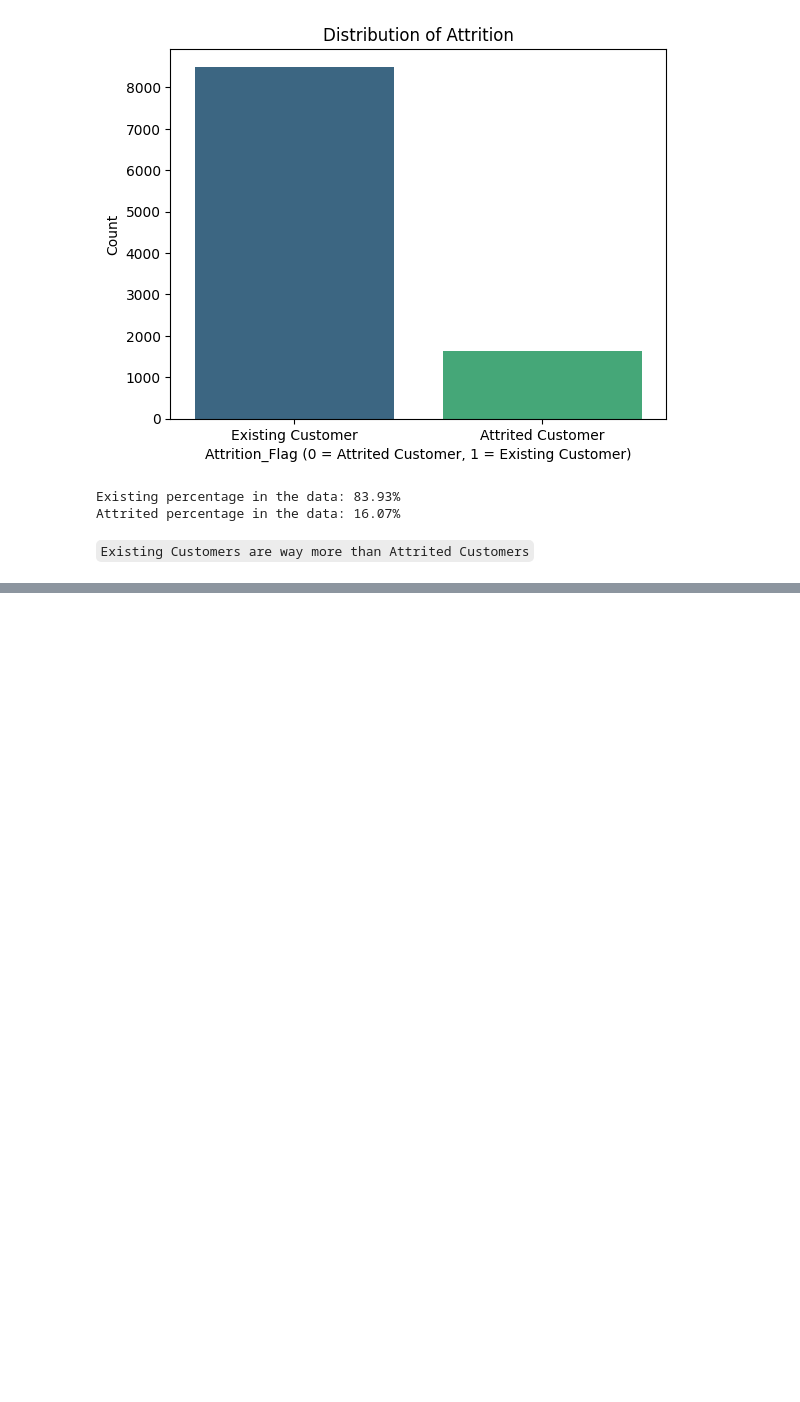
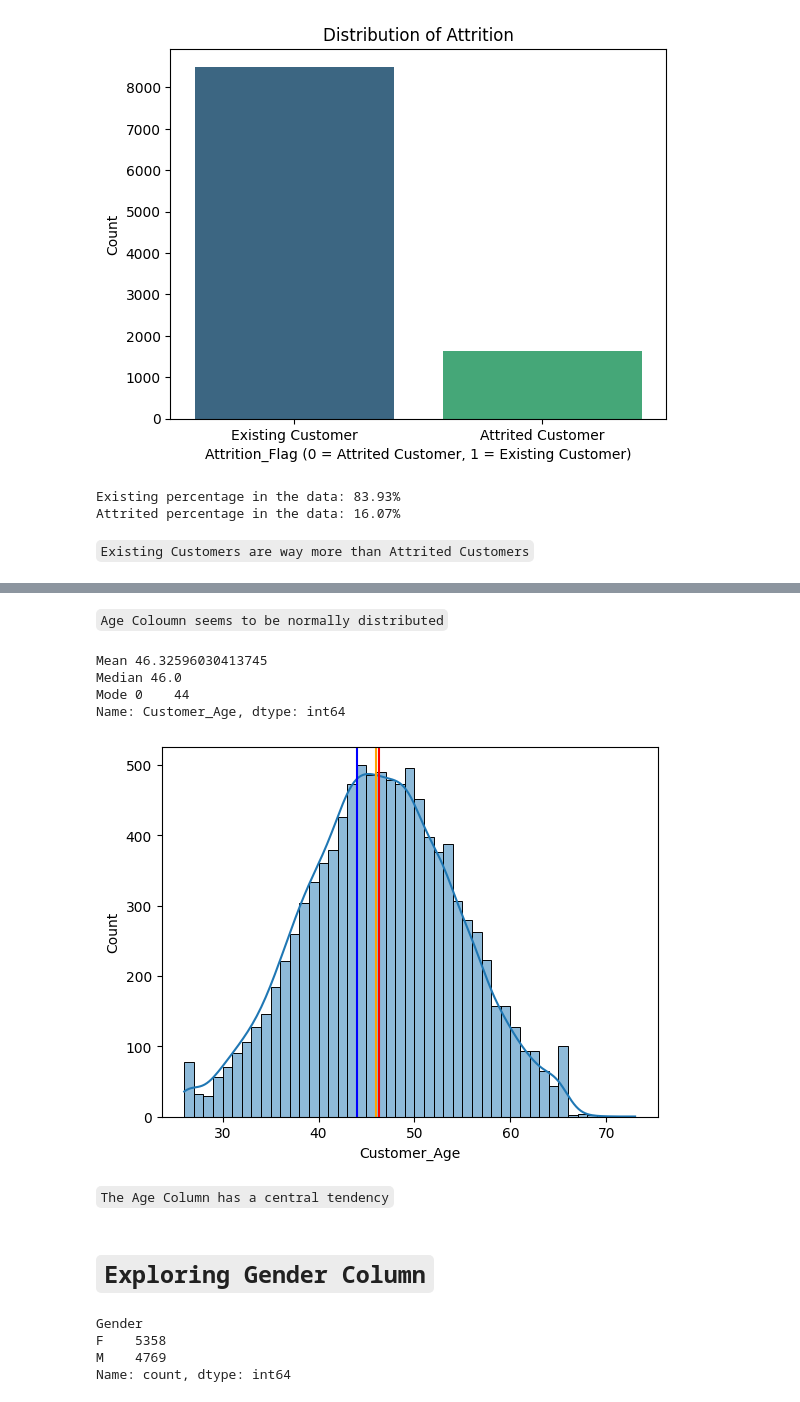
Before and after one commit to prashantpq/Data-Science-Internship, a Jupyter notebook: Week_3/Customer_Segmentation/main.ipynb, the cells around one changed output, grey strips where cells are left out. Saved outputs shown, nothing was run; the diff lists cells and outputs as text; code cells hidden in the pictures; blank space fills up the shorter version.

```diff
--- a/Week_3/Customer_Segmentation/main.ipynb
+++ b/Week_3/Customer_Segmentation/main.ipynb
@@ -281,0 +310,30 @@ Attrited percentage in the data: 16.07%
+# %% [markdown]
+`Age Coloumn seems to be normally distributed`
+# %%
+sns.histplot(df['Customer_Age'], kde=True)
+plt.axvline(df['Customer_Age'].mean(), color='Red')
+plt.axvline(df['Customer_Age'].median(), color= 'orange')
+plt.axvline(df['Customer_Age'].mode()[0], color='Blue')
+
+# print the value of mean, median and mode of age column
+print('Mean', df['Customer_Age'].mean())
+print('Median', df['Customer_Age'].median())
+print('Mode', df['Customer_Age'].mode())
+# %% [output]
+Mean 46.32596030413745
+Median 46.0
+Mode 0    44
+Name: Customer_Age, dtype: int64
+[figure, added]
+# %% [markdown]
+`The Age Column has a central tendency`
+# %% [markdown]
+# `Exploring Gender Column`
+# %%
+# Find the values of sex column
+df['Gender'].value_counts()
+# %% [output]
+Gender
+F    5358
+M    4769
+Name: count, dtype: int64
```
Also changed, not shown: parts of 29 cells of this notebook.
